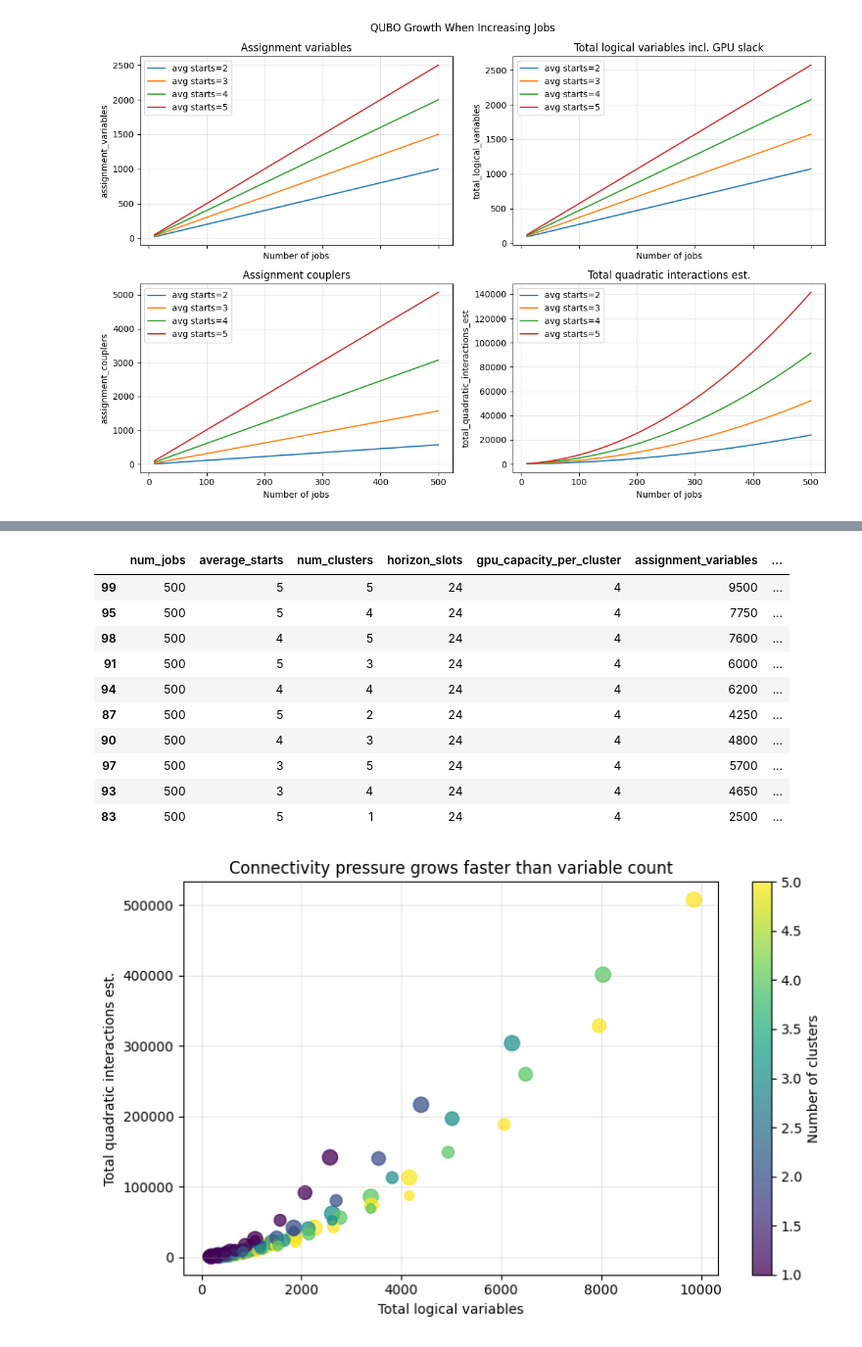
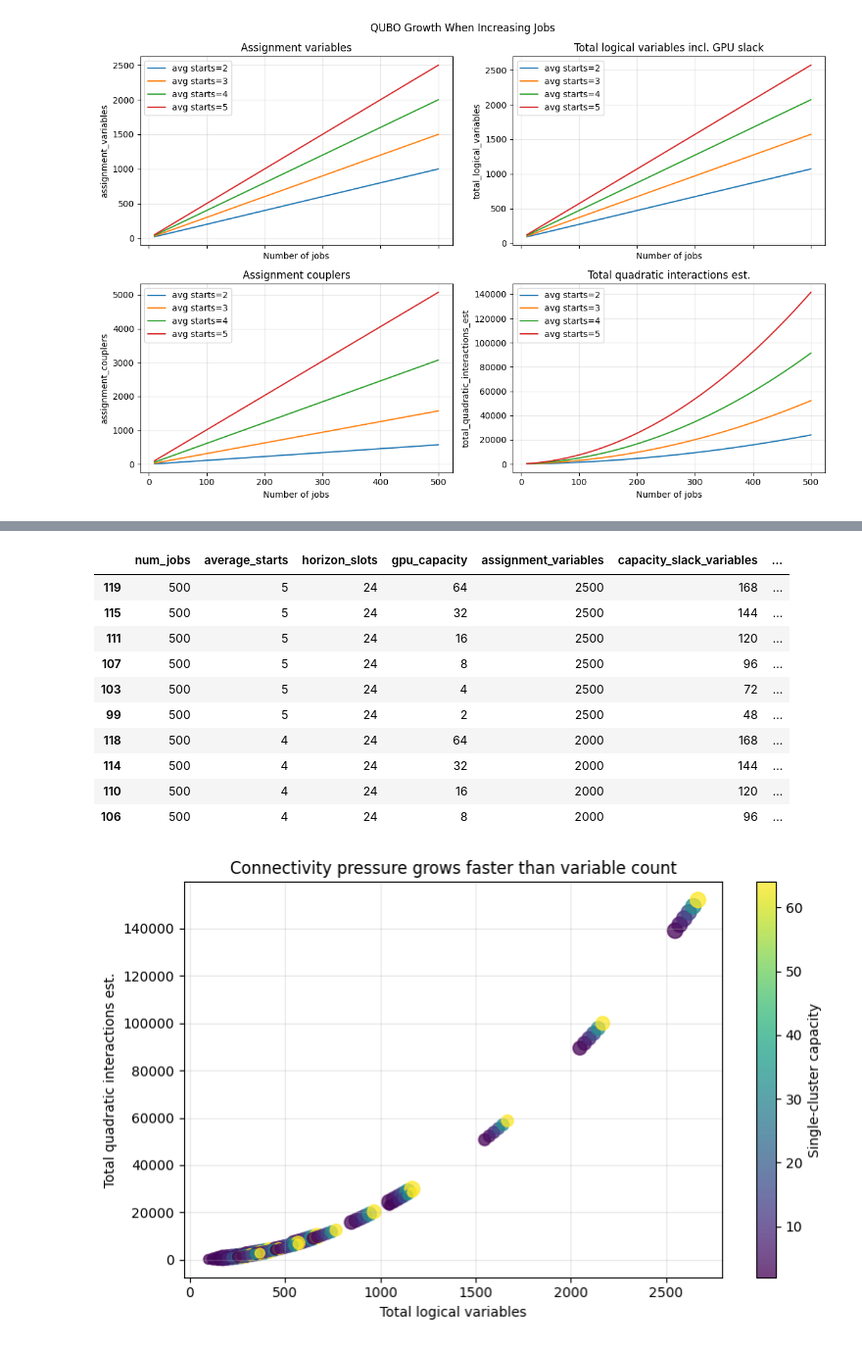
Before and after one commit to jparrado23/data_center_scheduling, a Jupyter notebook: notebooks/13_qubo_step_by_step_formulation.ipynb, the cells around one changed output, grey strips where cells are left out. Shown at 98% size. Drawn from its saved outputs; the diff is of its cells as text; code cells hidden in the pictures.

```diff
--- a/notebooks/13_qubo_step_by_step_formulation.ipynb
+++ b/notebooks/13_qubo_step_by_step_formulation.ipynb
@@ -99,7 +101,7 @@ jobs = pd.DataFrame([
         "latest_start": 1,
         "gpu": 1,
         "power_mw": 0.010,
-        "compatible_clusters": ["c_t4"],
+        "compatible_clusters": ["c_main"],
     },
     {
         "job_id": "j2",
@@ -108,7 +110,7 @@ jobs = pd.DataFrame([
         "latest_start": 2,
         "gpu": 1,
         "power_mw": 0.015,
-        "compatible_clusters": ["c_t4"],
+        "compatible_clusters": ["c_main"],
     },
     {
         "job_id": "j3",
@@ -117,13 +119,12 @@ jobs = pd.DataFrame([
         "latest_start": 2,
         "gpu": 1,
         "power_mw": 0.008,
-        "compatible_clusters": ["c_v100"],
+        "compatible_clusters": ["c_main"],
     },
 ])
 
 clusters = pd.DataFrame([
-    {"cluster_id": "c_t4", "gpu_capacity": 1},
-    {"cluster_id": "c_v100", "gpu_capacity": 1},
+    {"cluster_id": "c_main", "gpu_capacity": 2},
 ])
 
 hours = [0, 1, 2]
@@ -1767,9 +1735,8 @@ job_scaling_df = pd.DataFrame([
     estimate_qubo_size(
         num_jobs=num_jobs,
         average_starts=average_starts,
-        num_clusters=1,
         horizon_slots=24,
-        gpu_capacity_per_cluster=4,
+        gpu_capacity=4,
     )
     for average_starts in average_start_grid
     for num_jobs in job_grid
@@ -1962,48 +1922,47 @@ Here we increase jobs, clusters, and feasible starts at the same time. This bett
 # %%
 combined_rows = []
 for num_jobs in [25, 50, 100, 200, 500]:
-    for num_clusters in [1, 2, 3, 4, 5]:
+    for gpu_capacity in [2, 4, 8, 16, 32, 64]:
         for average_starts in [2, 3, 4, 5]:
             combined_rows.append(estimate_qubo_size(
                 num_jobs=num_jobs,
                 average_starts=average_starts,
-                num_clusters=num_clusters,
                 horizon_slots=24,
-                gpu_capacity_per_cluster=4,
+                gpu_capacity=gpu_capacity,
             ))
 combined_scaling_df = pd.DataFrame(combined_rows)
 combined_scaling_df.sort_values("total_quadratic_interactions_est", ascending=False).head(10)
 # %% [output]
-|  | num_jobs | average_starts | num_clusters | horizon_slots | gpu_capacity_per_cluster | assignment_variables | ... |
-| 99 | 500 | 5 | 5 | 24 | 4 | 9500 | ... |
-| 95 | 500 | 5 | 4 | 24 | 4 | 7750 | ... |
-| 98 | 500 | 4 | 5 | 24 | 4 | 7600 | ... |
-| 91 | 500 | 5 | 3 | 24 | 4 | 6000 | ... |
-| 94 | 500 | 4 | 4 | 24 | 4 | 6200 | ... |
-| 87 | 500 | 5 | 2 | 24 | 4 | 4250 | ... |
-| 90 | 500 | 4 | 3 | 24 | 4 | 4800 | ... |
-| 97 | 500 | 3 | 5 | 24 | 4 | 5700 | ... |
-| 93 | 500 | 3 | 4 | 24 | 4 | 4650 | ... |
-| 83 | 500 | 5 | 1 | 24 | 4 | 2500 | ... |
+|  | num_jobs | average_starts | horizon_slots | gpu_capacity | assignment_variables | capacity_slack_variables | ... |
+| 119 | 500 | 5 | 24 | 64 | 2500 | 168 | ... |
+| 115 | 500 | 5 | 24 | 32 | 2500 | 144 | ... |
+| 111 | 500 | 5 | 24 | 16 | 2500 | 120 | ... |
+| 107 | 500 | 5 | 24 | 8 | 2500 | 96 | ... |
+| 103 | 500 | 5 | 24 | 4 | 2500 | 72 | ... |
+| 99 | 500 | 5 | 24 | 2 | 2500 | 48 | ... |
+| 118 | 500 | 4 | 24 | 64 | 2000 | 168 | ... |
+| 114 | 500 | 4 | 24 | 32 | 2000 | 144 | ... |
+| 110 | 500 | 4 | 24 | 16 | 2000 | 120 | ... |
+| 106 | 500 | 4 | 24 | 8 | 2000 | 96 | ... |
 # %%
 fig, ax = plt.subplots(figsize=(8, 5))
 scatter = ax.scatter(
     combined_scaling_df["total_logical_variables"],
     combined_scaling_df["total_quadratic_interactions_est"],
-    c=combined_scaling_df["num_clusters"],
+    c=combined_scaling_df["gpu_capacity"],
     s=combined_scaling_df["average_starts"] * 25,
     alpha=0.75,
 )
 ax.set_xlabel("Total logical variables")
 ax.set_ylabel("Total quadratic interactions est.")
 ax.set_title("Connectivity pressure grows faster than variable count")
 ax.grid(alpha=0.3)
 cbar = plt.colorbar(scatter, ax=ax)
-cbar.set_label("Number of clusters")
+cbar.set_label("Single-cluster capacity")
 plt.tight_layout()
 plt.show()
 # %% [output]
-[figure, old version]
+[figure, new version]
 # %% [markdown]
 ### 14.5 Interpretation
 
```
Also changed, not shown: parts of 32 cells of this notebook, 52 other files.
